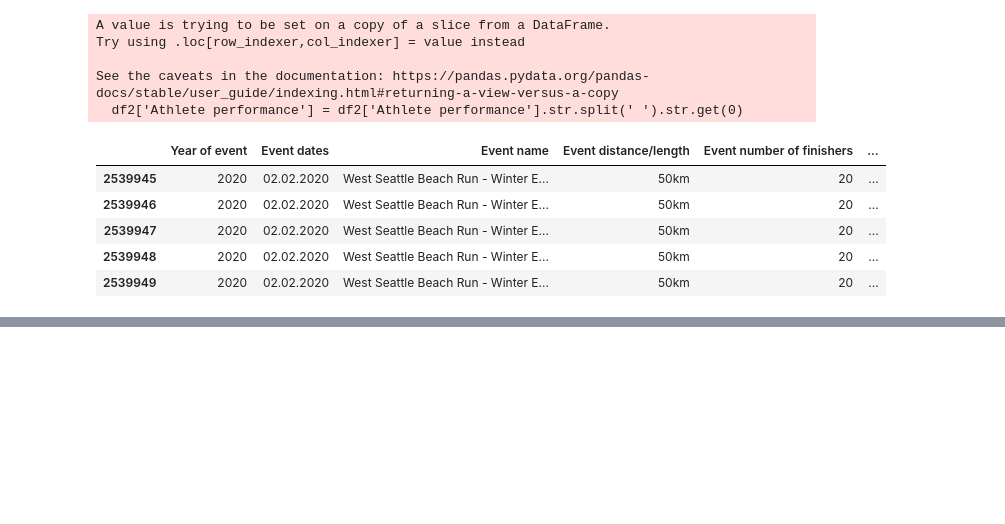
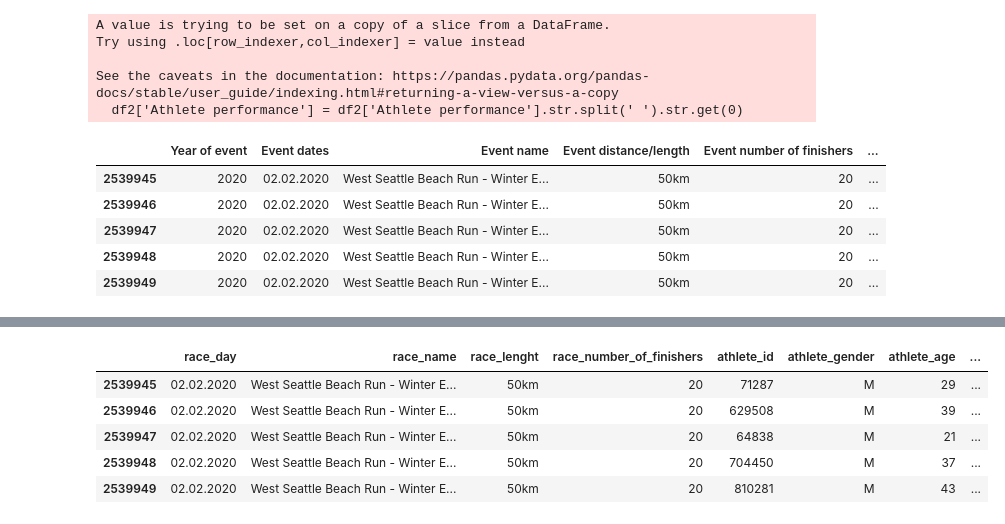
Before and after one commit to devoctaviooliveira/Marathon-Pandas-Project, a Jupyter notebook: MarathonProject.ipynb, the cells around one changed output, grey strips where cells are left out. Cells and saved outputs as stored; diff of their text form; code cells hidden in the pictures; blank space fills up the shorter version.

```diff
--- a/MarathonProject.ipynb
+++ b/MarathonProject.ipynb
@@ -240,0 +368,12 @@ df2.head()
+# %%
+#reorder orders
+df3 = df2[['race_day', 'race_name', 'race_lenght', 'race_number_of_finishers', 'athlete_id', 'athlete_gender', 'athlete_age', 'athlete_average_speed', 'athlete_performance', 'year']]
+# %%
+df3.head()
+# %% [output]
+|  | race_day | race_name | race_lenght | race_number_of_finishers | athlete_id | athlete_gender | athlete_age | ... |
+| 2539945 | 02.02.2020 | West Seattle Beach Run - Winter E... | 50km | 20 | 71287 | M | 29 | ... |
+| 2539946 | 02.02.2020 | West Seattle Beach Run - Winter E... | 50km | 20 | 629508 | M | 39 | ... |
+| 2539947 | 02.02.2020 | West Seattle Beach Run - Winter E... | 50km | 20 | 64838 | M | 21 | ... |
+| 2539948 | 02.02.2020 | West Seattle Beach Run - Winter E... | 50km | 20 | 704450 | M | 37 | ... |
+| 2539949 | 02.02.2020 | West Seattle Beach Run - Winter E... | 50km | 20 | 810281 | M | 43 | ... |
```
Also changed, not shown: parts of 15 cells of this notebook.
